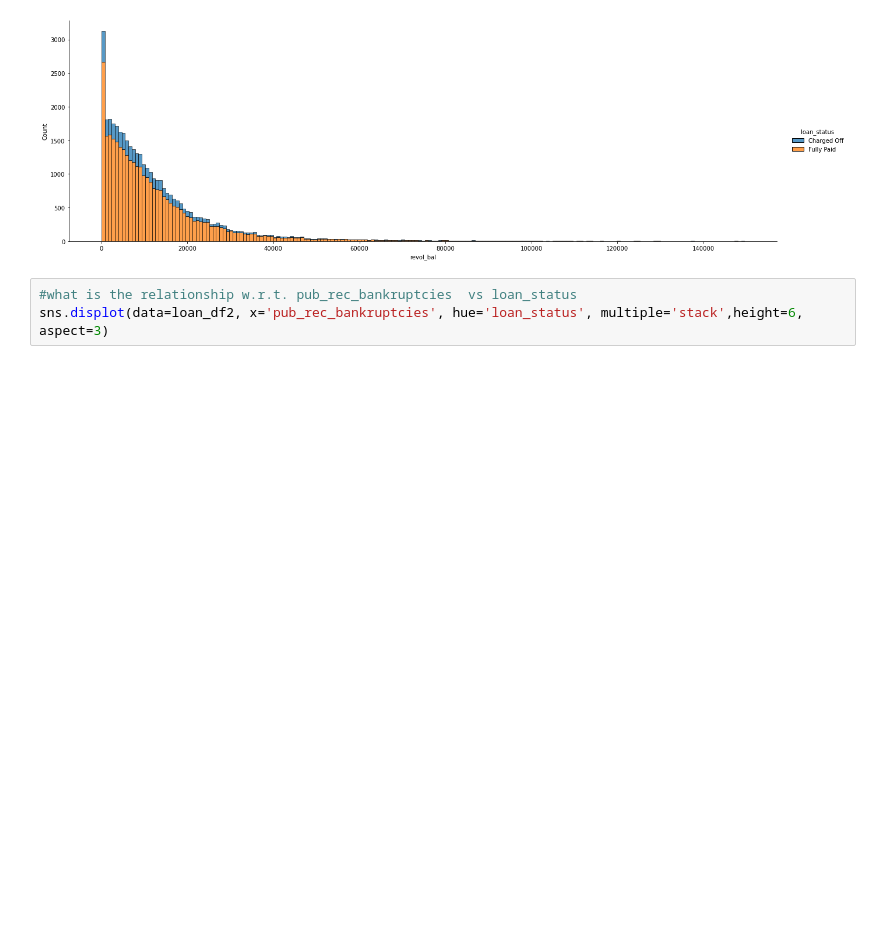
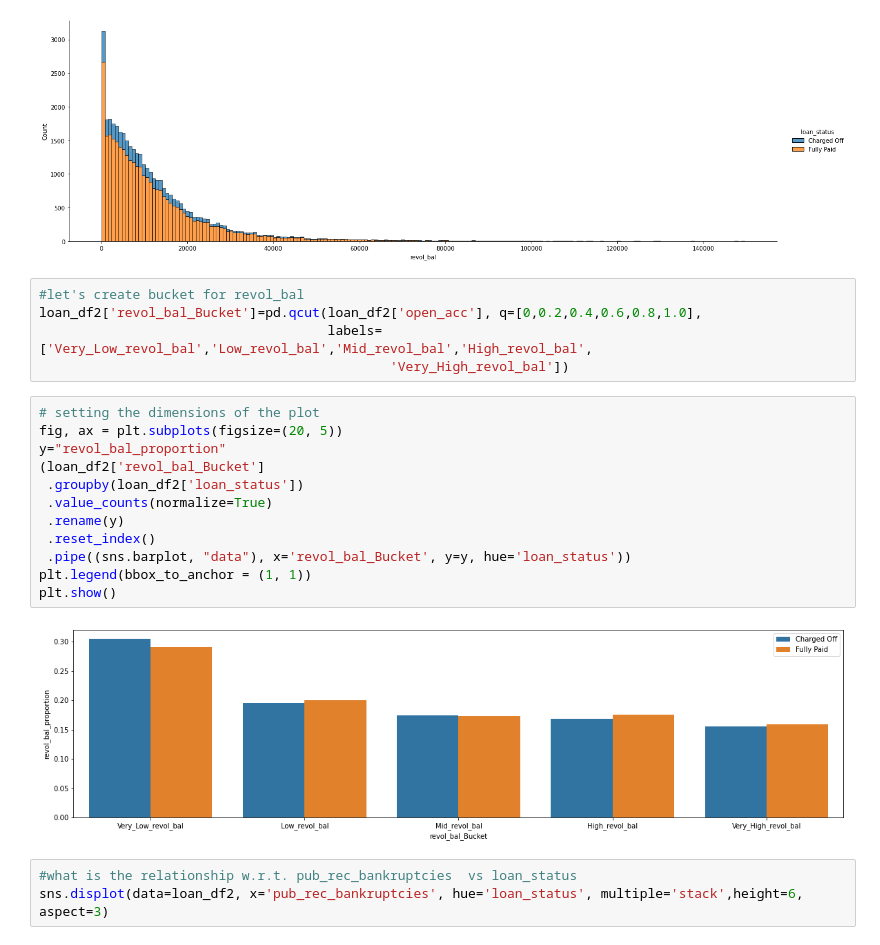
Before and after one commit to JamshedAhsan/fraud-detection, a Jupyter notebook: Case-Study-Lending-Loan-Club.ipynb, the cells around one changed output. Drawn from its saved outputs; the diff is of its cells as text; blank space fills up the shorter version.

```diff
--- a/Case-Study-Lending-Loan-Club.ipynb
+++ b/Case-Study-Lending-Loan-Club.ipynb
@@ -1778,6 +1826,25 @@ sns.displot(data=loan_df2, x='revol_bal', hue='loan_status', multiple='stack',he
 # %% [output]
 <seaborn.axisgrid.FacetGrid at 0x...>
 [figure]
+# %%
+#let's create bucket for revol_bal
+loan_df2['revol_bal_Bucket']=pd.qcut(loan_df2['open_acc'], q=[0,0.2,0.4,0.6,0.8,1.0],
+                                     labels=['Very_Low_revol_bal','Low_revol_bal','Mid_revol_bal','High_revol_bal',
+                                             'Very_High_revol_bal'])
+# %%
+# setting the dimensions of the plot
+fig, ax = plt.subplots(figsize=(20, 5))
+y="revol_bal_proportion"
+(loan_df2['revol_bal_Bucket']
+ .groupby(loan_df2['loan_status'])
+ .value_counts(normalize=True)
+ .rename(y)
+ .reset_index()
+ .pipe((sns.barplot, "data"), x='revol_bal_Bucket', y=y, hue='loan_status'))
+plt.legend(bbox_to_anchor = (1, 1))
+plt.show()
+# %% [output]
+[figure, added]
 # %%
 #what is the relationship w.r.t. pub_rec_bankruptcies  vs loan_status
 sns.displot(data=loan_df2, x='pub_rec_bankruptcies', hue='loan_status', multiple='stack',height=6, aspect=3)
```
Also changed, not shown: parts of 9 cells of this notebook.
